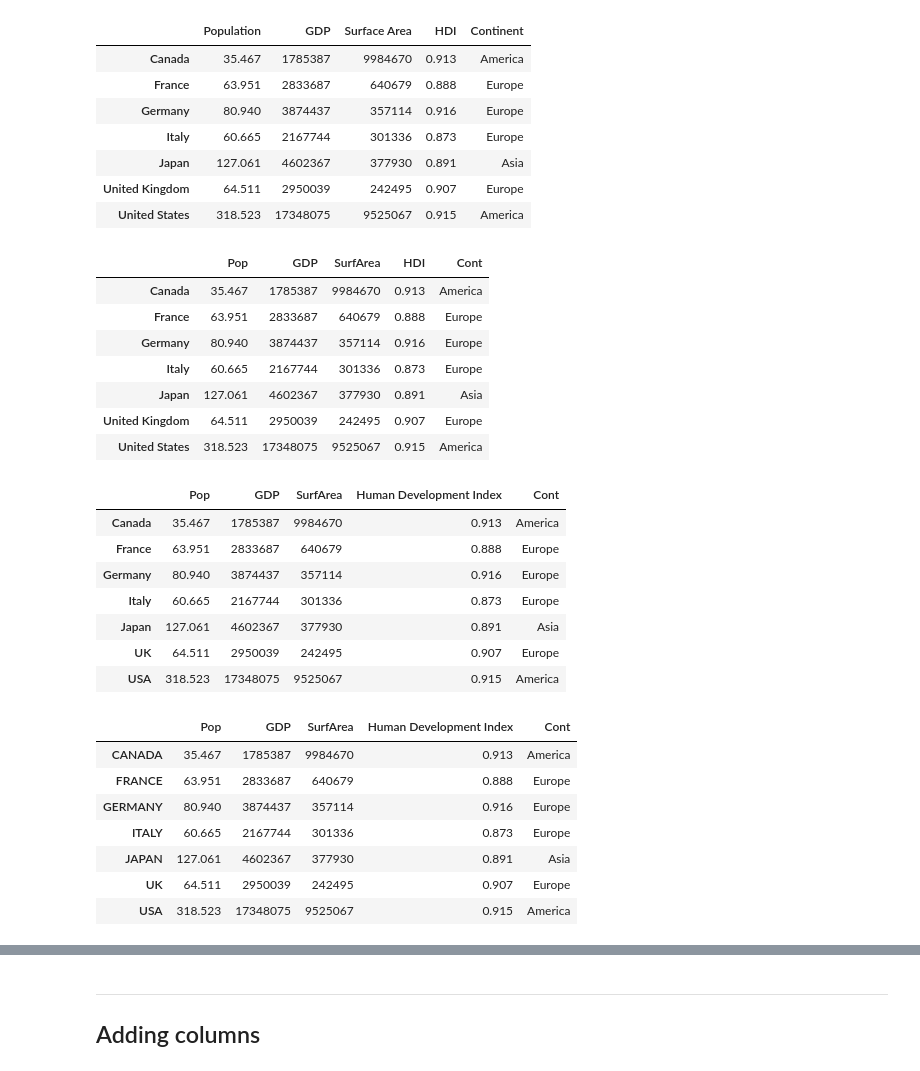
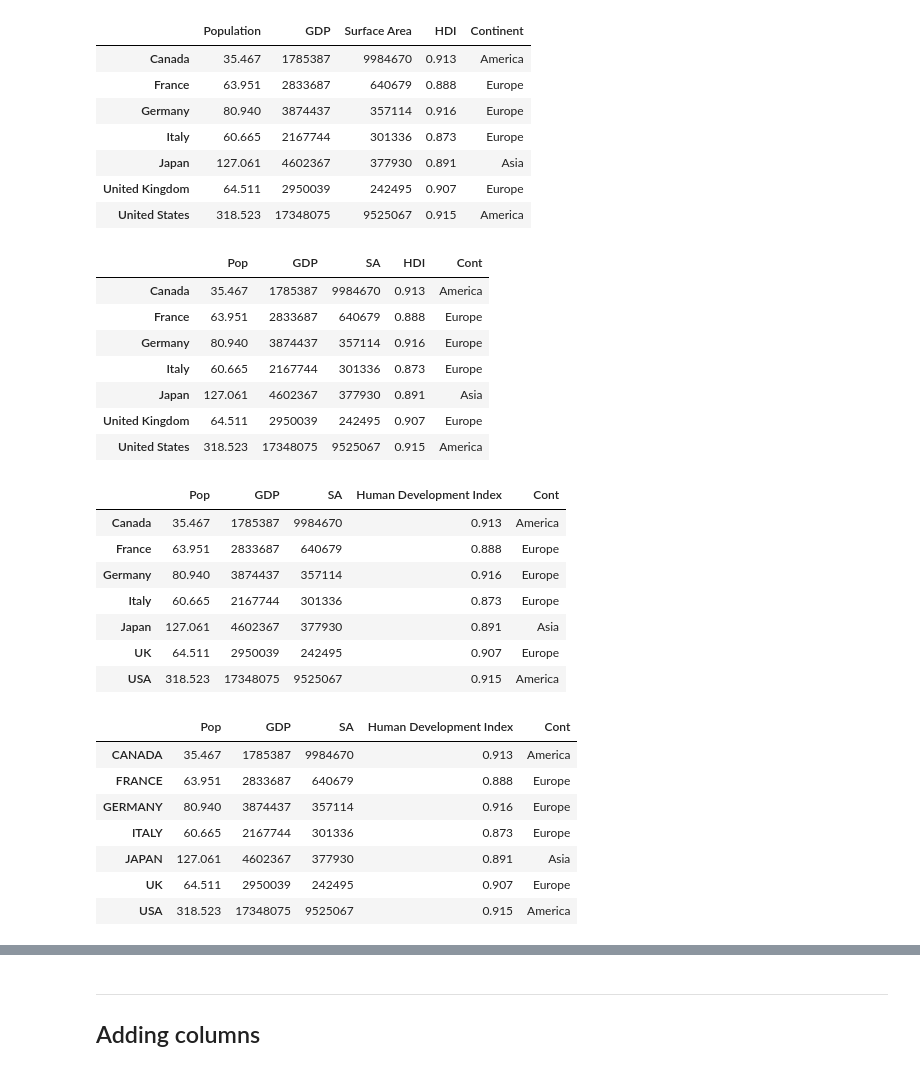
Before and after one commit to hh-blaire-cho/ds101_2025Jun, a Jupyter notebook: 06_Pandas_Intro_DataFrame.ipynb, the cells around one changed output, grey strips where cells are left out. Cells and saved outputs as stored; diff of their text form; code cells hidden in the pictures.

```diff
--- a/06_Pandas_Intro_DataFrame.ipynb
+++ b/06_Pandas_Intro_DataFrame.ipynb
@@ -1109,10 +1102,10 @@ df
 | United Kingdom | 64.511 | 2950039 | 242495 | 0.907 | Europe |
 | United States | 318.523 | 17348075 | 9525067 | 0.915 | America |
 # %%
-df.columns = ["Pop", "GDP", "SurfArea", "HDI", "Cont"]
+df.columns = ["Pop", "GDP", "SA", "HDI", "Cont"]
 df
 # %% [output]
-|  | Pop | GDP | SurfArea | HDI | Cont |
+|  | Pop | GDP | SA | HDI | Cont |
 | Canada | 35.467 | 1785387 | 9984670 | 0.913 | America |
 | France | 63.951 | 2833687 | 640679 | 0.888 | Europe |
 | Germany | 80.940 | 3874437 | 357114 | 0.916 | Europe |
@@ -1131,7 +1124,7 @@ df = df.rename(
 )
 df
 # %% [output]
-|  | Pop | GDP | SurfArea | Human Development Index | Cont |
+|  | Pop | GDP | SA | Human Development Index | Cont |
 | Canada | 35.467 | 1785387 | 9984670 | 0.913 | America |
 | France | 63.951 | 2833687 | 640679 | 0.888 | Europe |
 | Germany | 80.940 | 3874437 | 357114 | 0.916 | Europe |
@@ -1142,7 +1135,7 @@ df
 # %%
 df.rename(index=str.upper)
 # %% [output]
-|  | Pop | GDP | SurfArea | Human Development Index | Cont |
+|  | Pop | GDP | SA | Human Development Index | Cont |
 | CANADA | 35.467 | 1785387 | 9984670 | 0.913 | America |
 | FRANCE | 63.951 | 2833687 | 640679 | 0.888 | Europe |
 | GERMANY | 80.940 | 3874437 | 357114 | 0.916 | Europe |
```
Also changed, not shown: parts of 29 cells of this notebook, 3 other files.
